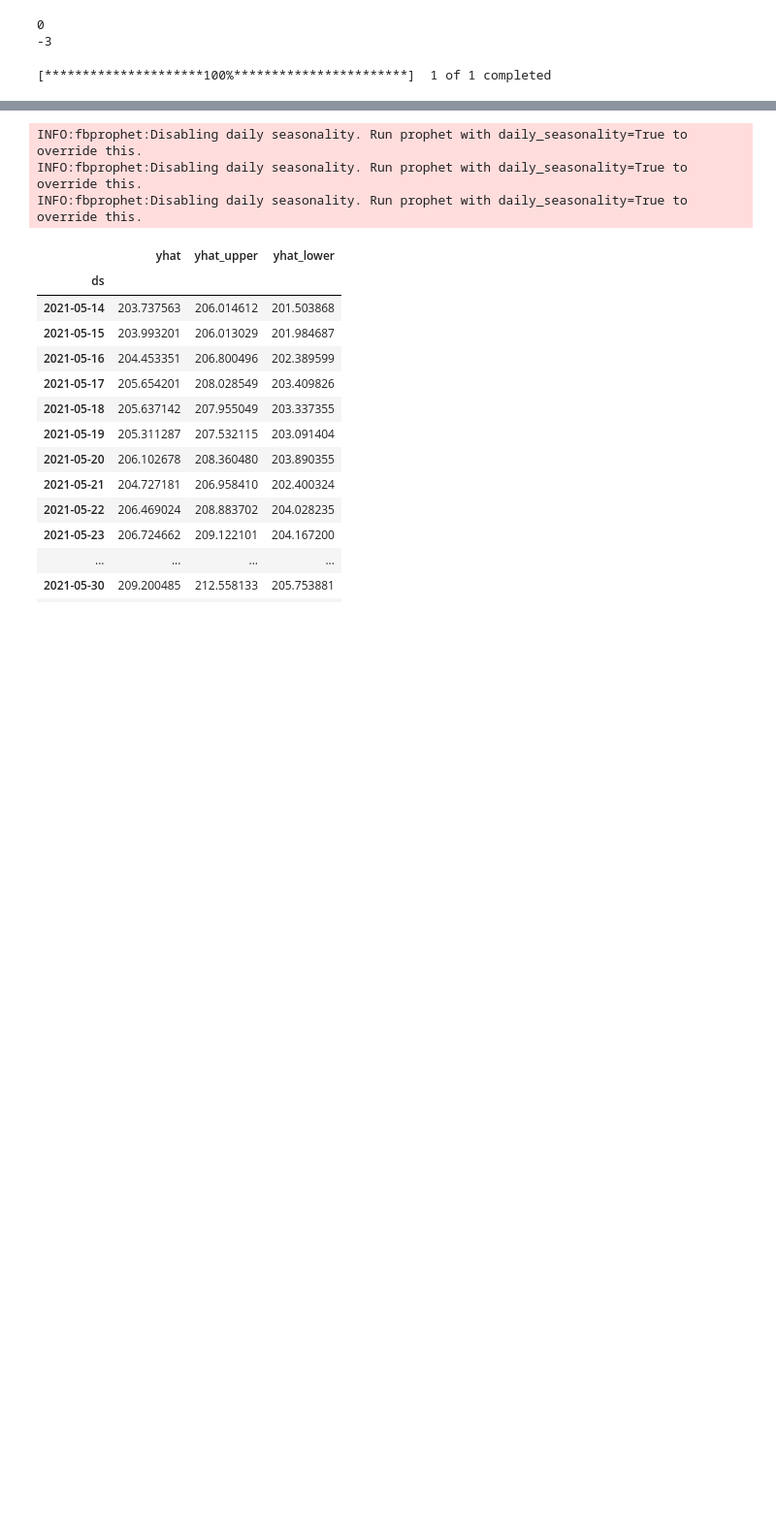
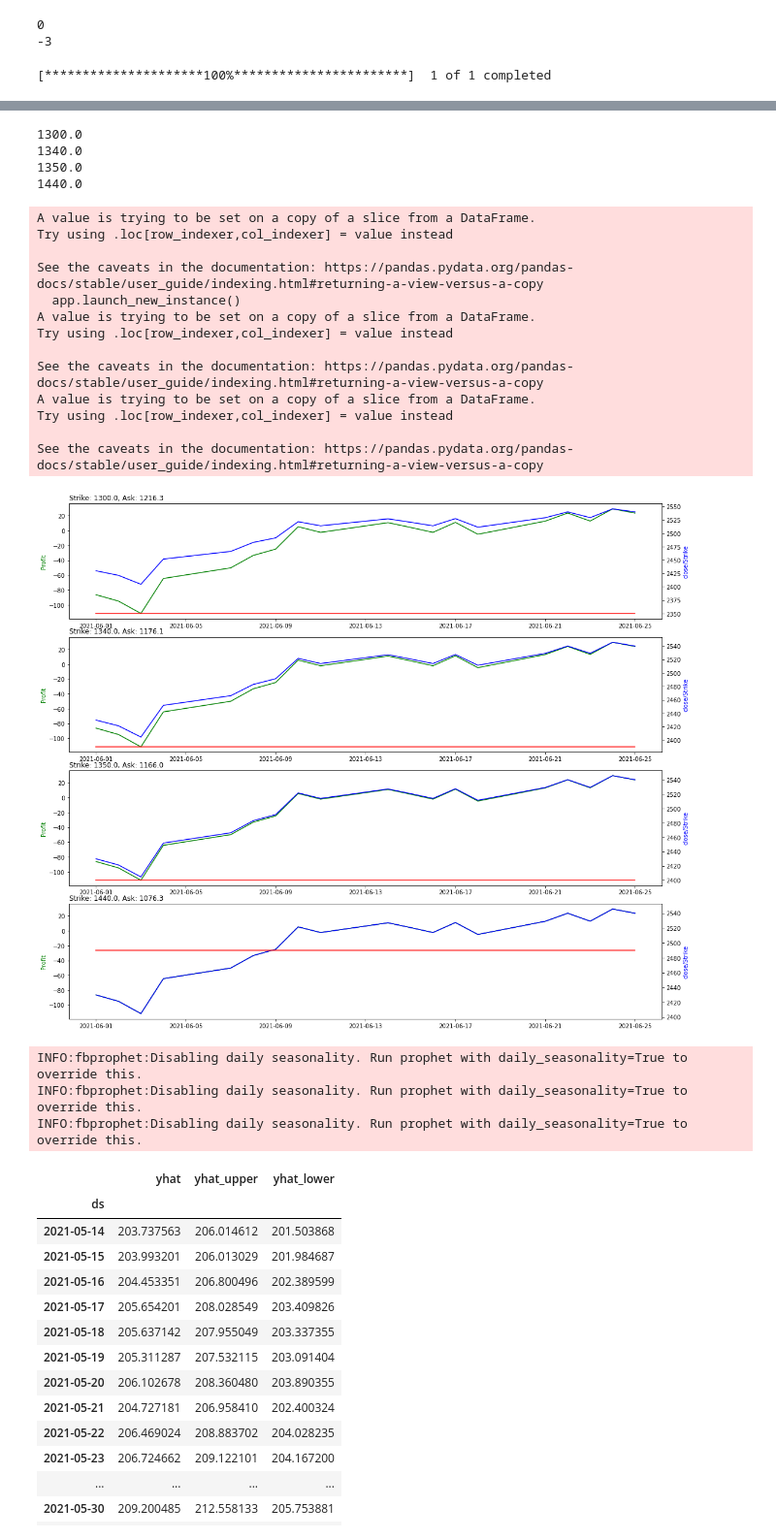
Before and after one commit to lucasdmoyer/two-dolla, a Jupyter notebook: Option Pricing.ipynb, the cells around one changed output, grey strips where cells are left out. Shown at 97% size. Drawn from its saved outputs; the diff is of its cells as text; code cells hidden in the pictures; blank space fills up the shorter version.

```diff
--- a/Option Pricing.ipynb
+++ b/Option Pricing.ipynb
@@ -246,0 +303,70 @@ df.Close.plot(style='r-', secondary_y=True)
+# %%
+#fig, axes = plt.subplots(nrows=2, ncols=2)
+# df1.plot(ax=axes[0,0])
+# df2.plot(ax=axes[0,1])
+
+n_plots = 4
+fig, axs = plt.subplots(n_plots,figsize=(15,13))
+fig.tight_layout()
+ax2 = []
+df = bars[ticker]
+start = '2021-06-01'
+maturity = '2021-06-25'
+plots = []
+#fig, axes = plt.subplots(nrows=2, ncols=1, figsize=(13,10))
+for index, row in calls[calls['inTheMoney'] == True][0:n_plots].iterrows():
+    #print('Strike: {}, Ask: {}'.format(row['strike'],row['ask']))
+    df['option_profit']=df.apply(lambda x: getProfit(x['Close'], row['strike'], True, True, row['ask']),axis=1)
+    df['option_payoff']=df.apply(lambda x: getPayoff(x['Close'], row['strike'], True, True),axis=1)
+    df['strike'] = row['strike'] + 1050
+    print(row['strike'])
+    df = df.loc[start:maturity]
+    #df['Close'].plot()
+#     fig, ax1 = plt.subplots()
+
+#     ax2 = ax1.twinx()
+#     ax1.plot(x, y1, 'g-')
+#     ax2.plot(x, y2, 'b-')
+
+#     ax1.set_xlabel('X data')
+#     ax1.set_ylabel('Y1 data', color='g')
+#     ax2.set_ylabel('Y2 data', color='b')
+
+    # also figsize=(13,10)
+#     df[['option_profit', 'option_payoff']].plot()
+#     df[['Close','strike']].plot(style='-', color=['purple', 'red'],secondary_y=True,title='Strike: {}, Ask: {}'.format(row['strike'],row['ask']));
+#     ax2 = ax1.twinx()
+#     ax1.plot(df[['Close','strike']])
+#     ax1.set_ylabel("close/Strike", color='g')
+
+#     ax2.plot(df[['option_profit', 'option_payoff']])
+#     ax2.set_ylabel('Profit/Payoff', color='b')
+#     df[['option_profit', 'option_payoff']].plot()
+#     df[['Close','strike']].plot(style='r-', secondary_y=True,title='Strike: {}, Ask: {}'.format(row['strike'],row['ask']))
+    axs[index].set_title('Strike: {}, Ask: {}'.format(row['strike'],row['ask']), loc='left')
+    axs[index].plot(df[['option_profit']], color='green')
+    axs[index].set_ylabel('Profit', color='green')
+    ax2.append(axs[index].twinx())
+    #ax2.plot(df[['Close','strike']])
+    ax2[index].plot(df['Close'],color = 'blue')
+    ax2[index].plot(df['strike'], color = 'red',label = 'Strike')
+    ax2[index].set_ylabel("close/Strike", color='blue')
+# %% [output]
+1300.0
+1340.0
+1350.0
+1440.0
+A value is trying to be set on a copy of a slice from a DataFrame.
+Try using .loc[row_indexer,col_indexer] = value instead
+
+See the caveats in the documentation: https://pandas.pydata.org/pandas-docs/stable/user_guide/indexing.html#returning-a-view-versus-a-copy
+  app.launch_new_instance()
+A value is trying to be set on a copy of a slice from a DataFrame.
+Try using .loc[row_indexer,col_indexer] = value instead
+
+See the caveats in the documentation: https://pandas.pydata.org/pandas-docs/stable/user_guide/indexing.html#returning-a-view-versus-a-copy
+A value is trying to be set on a copy of a slice from a DataFrame.
+Try using .loc[row_indexer,col_indexer] = value instead
+
+See the caveats in the documentation: https://pandas.pydata.org/pandas-docs/stable/user_guide/indexing.html#returning-a-view-versus-a-copy
+[figure, added]
```
Also changed, not shown: parts of 14 cells of this notebook, 9 other files.
